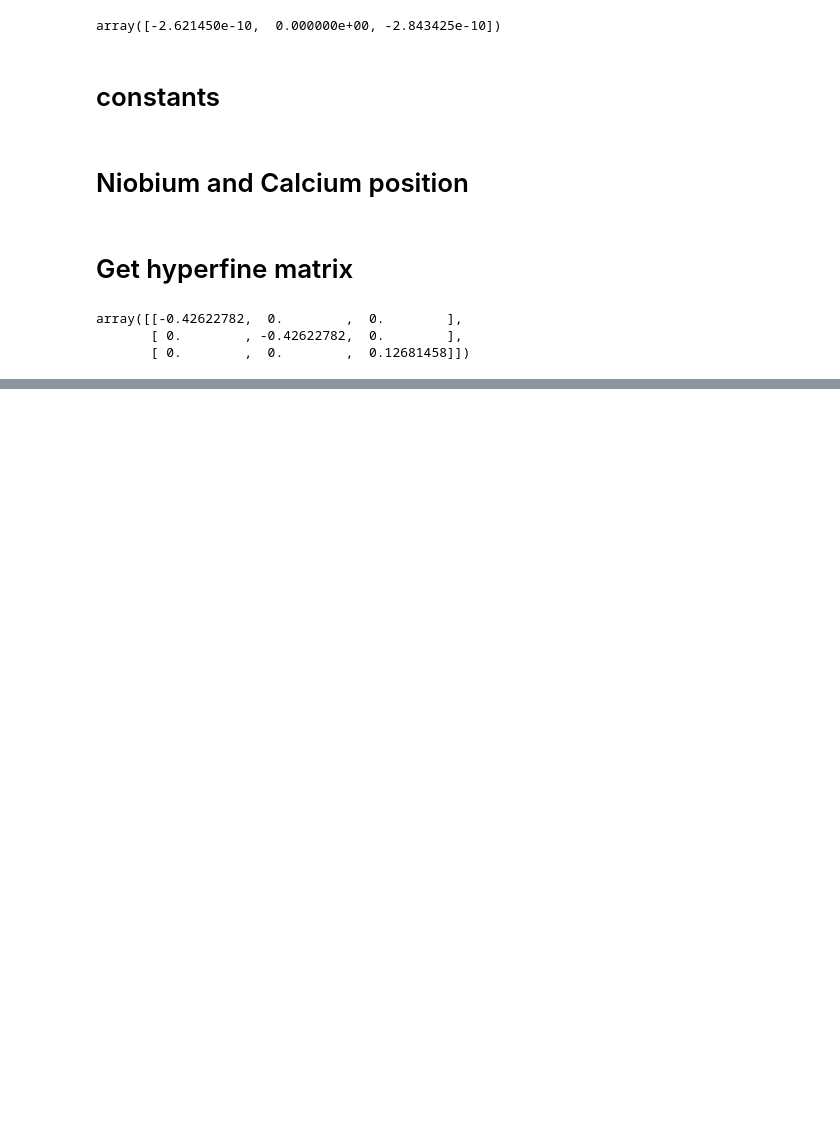
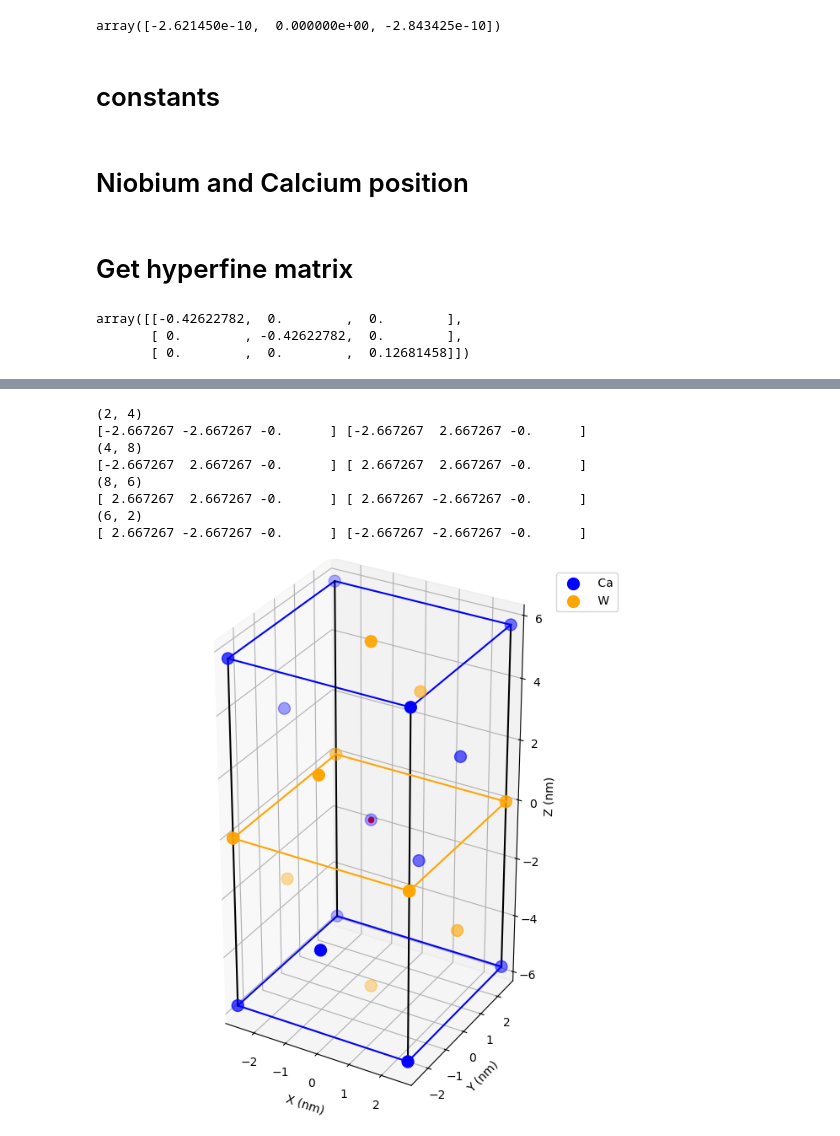
Before and after one commit to leonmyk/Spectroscopy_Hamiltonian_fitter-, a Jupyter notebook: A_plotter.ipynb, the cells around one changed output, grey strips where cells are left out. Saved outputs shown, nothing was run; the diff lists cells and outputs as text; code cells hidden in the pictures; blank space fills up the shorter version.

```diff
--- a/A_plotter.ipynb
+++ b/A_plotter.ipynb
@@ -104,0 +89,79 @@ print(get_HyperFine(W_atomes['xyz'][0]*1e-10,b0,theta))
+# %%
+raw_data = np.loadtxt('mp-19426_CaWO4.xyz', dtype = str) # Tungsten atom positions in Amstrongs
+elements = raw_data[:, 0]                     # strings, shape (N,)
+pos = raw_data[:, 1:].astype(float)           # floats, shape (N,3)
+Crystal_atoms = np.empty(len(elements), dtype=[("el", "U8"), ("xyz", float, (3,))])
+Crystal_atoms["el"] = elements
+Crystal_atoms["xyz"] = pos
+Crystal_atoms["xyz"] -= np.array([2.667267, 2.667267, 0.000000]) # center at Er3+
+Crystal_atoms["xyz"][:,2] *= -1# center at Er3+
+# %%
+def plot_vec(ax, p1, p2, **kwargs):
+
+    ax.plot(
+        [p1[0], p2[0]],
+        [p1[1], p2[1]],
+        [p1[2], p2[2]],
+        **kwargs
+    )
+
+fig = plt.figure(figsize=(8,8))
+ax = fig.add_subplot(projection='3d')
+
+c = 5.754955*2
+a = 5.3
+
+Ca_positions = Crystal_atoms[Crystal_atoms["el"] == "Ca"]["xyz"]
+W_positions = Crystal_atoms[Crystal_atoms["el"] == "W"]["xyz"]
+Erbium_position = Crystal_atoms[Crystal_atoms["el"] == "Center_C"]["xyz"]
+fake_Ca = Ca_positions + np.array([0,0,c])
+fake_W = W_positions + np.array([0,0,c])
+
+filtered_Ca_positions = Ca_positions[np.where((Ca_positions[:,2] > -c/2*1.05) & (Ca_positions[:,2] < c/2*1.05) & (np.abs(Ca_positions[:,0]) < a/2*1.05) & (np.abs(Ca_positions[:,1]) < a/2*1.05))]
+filtered_W_positions = W_positions[np.where((W_positions[:,2] > -c/2*1.05) & (W_positions[:,2] < c/2*1.05) & (np.abs(W_positions[:,0]) < a/2*1.05) & (np.abs(W_positions[:,1]) < a/2*1.05))]
+filtered_fake_Ca = fake_Ca[np.where((fake_Ca[:,2] > -c/2*1.05) & (fake_Ca[:,2] < c/2*1.05) & (np.abs(fake_Ca[:,0]) < a/2*1.05) & (np.abs(fake_Ca[:,1]) < a/2*1.05))]
+filtered_fake_W = fake_W[np.where((fake_W[:,2] > -c/2*1.05) & (fake_W[:,2] < c/2*1.05) & (np.abs(fake_W[:,0]) < a/2*1.05) & (np.abs(fake_W[:,1]) < a/2*1.05))]
+
+ax.scatter(filtered_fake_Ca[:,0], filtered_fake_Ca[:,1], filtered_fake_Ca[:,2], c='blue',s=100, )
+ax.scatter(filtered_fake_W[:,0], filtered_fake_W[:,1], filtered_fake_W[:,2], c='orange', s=100,)
+ax.scatter(filtered_Ca_positions[:,0], filtered_Ca_positions[:,1], filtered_Ca_positions[:,2], c='blue', label=' Ca',s=100, )
+ax.scatter(filtered_W_positions[:,0], filtered_W_positions[:,1], filtered_W_positions[:,2], c='orange', label=' W',s=100,)
+
+ax.set_xlabel('X (nm)')
+ax.set_ylabel('Y (nm)')
+ax.set_zlabel('Z (nm)')
+ax.legend()
+
+
+for i in [(-1, -2), (-2, -4), (-4, -3), (-3, -1)]:
+    plot_vec(ax, Ca_positions[i[0]], Ca_positions[i[1]], color = 'blue')
+    plot_vec(ax, fake_Ca[i[0]], fake_Ca[i[1]], color = 'blue')
+    plot_vec(ax, Ca_positions[i[0]],fake_Ca[i[0]], color = 'black')
+
+
+for i in [(2, 4), (4, 8), (8, 6), (6, 2)]:
+    plot_vec(ax, W_positions[i[0]], W_positions[i[1]], color = 'orange')
+    print(i)
+    print(W_positions[i[0]], W_positions[i[1]])
+
+
+
+ax.scatter(Erbium_position[0,0], Erbium_position[0,1], Erbium_position[0,2], c='red', label='Er')
+ax.set_box_aspect((1,1,2))
+
+ax.set_xlim(-a/2*1.1, a/2*1.1)
+ax.set_ylim(-a/2*1.1, a/2*1.1)
+ax.set_zlim(-c/2*1.1, c/2*1.1)
+
+i = 3
+# ax.scatter(Ca_positions[i,0], Ca_positions[i,1], Ca_positions[i,2], c='pink', label='Ca')
+# %% [output]
+(2, 4)
+[-2.667267 -2.667267 -0.      ] [-2.667267  2.667267 -0.      ]
+(4, 8)
+[-2.667267  2.667267 -0.      ] [ 2.667267  2.667267 -0.      ]
+(8, 6)
+[ 2.667267  2.667267 -0.      ] [ 2.667267 -2.667267 -0.      ]
+(6, 2)
+[ 2.667267 -2.667267 -0.      ] [-2.667267 -2.667267 -0.      ]
+[figure, added]
```
Also changed, not shown: parts of 8 cells of this notebook, 3 other files.
